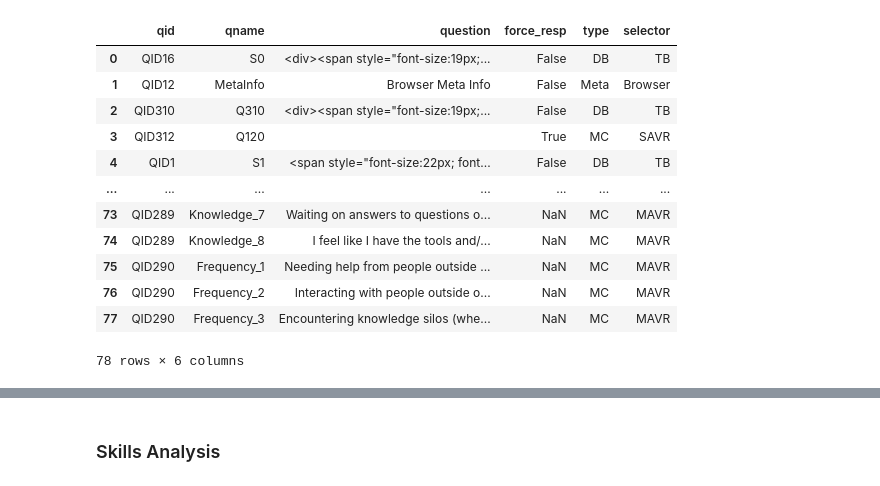
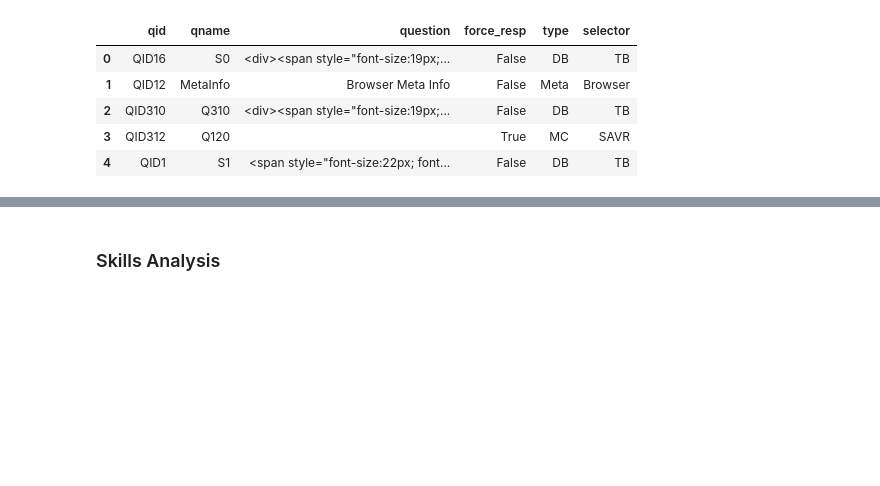
Before and after one commit to joshuaSamuel06/Tech-Jobs-Analysis, a Jupyter notebook: Analysis/data_analysis.ipynb, the cells around one changed output, grey strips where cells are left out. Saved outputs shown, nothing was run; the diff lists cells and outputs as text; code cells hidden in the pictures; blank space fills up the shorter version.

```diff
--- a/Analysis/data_analysis.ipynb
+++ b/Analysis/data_analysis.ipynb
@@ -37,18 +10,10 @@ df.head()
 # %%
 schema_df = pd.read_csv("survey_results_schema.csv")
+schema_df.head()
+# %% [output]
+|  | qid | qname | question | force_resp | type | selector |
+| 0 | QID16 | S0 | <div><span style="font-size:19px;... | False | DB | TB |
+| 1 | QID12 | MetaInfo | Browser Meta Info | False | Meta | Browser |
+| 2 | QID310 | Q310 | <div><span style="font-size:19px;... | False | DB | TB |
+| 3 | QID312 | Q120 |  | True | MC | SAVR |
+| 4 | QID1 | S1 | <span style="font-size:22px; font... | False | DB | TB |
-# %%
-schema_df
-# %% [output]
-|  | qid | qname | question | force_resp | type | selector |
-| 0 | QID16 | S0 | <div><span style="font-size:19px;... | False | DB | TB |
-| 1 | QID12 | MetaInfo | Browser Meta Info | False | Meta | Browser |
-| 2 | QID310 | Q310 | <div><span style="font-size:19px;... | False | DB | TB |
-| 3 | QID312 | Q120 |  | True | MC | SAVR |
-| 4 | QID1 | S1 | <span style="font-size:22px; font... | False | DB | TB |
-| ... | ... | ... | ... | ... | ... | ... |
-| 73 | QID289 | Knowledge_7 | Waiting on answers to questions o... | NaN | MC | MAVR |
-| 74 | QID289 | Knowledge_8 | I feel like I have the tools and/... | NaN | MC | MAVR |
-| 75 | QID290 | Frequency_1 | Needing help from people outside ... | NaN | MC | MAVR |
-| 76 | QID290 | Frequency_2 | Interacting with people outside o... | NaN | MC | MAVR |
-| 77 | QID290 | Frequency_3 | Encountering knowledge silos (whe... | NaN | MC | MAVR |
-78 rows × 6 columns
```
Also changed, not shown: parts of 15 cells of this notebook.
